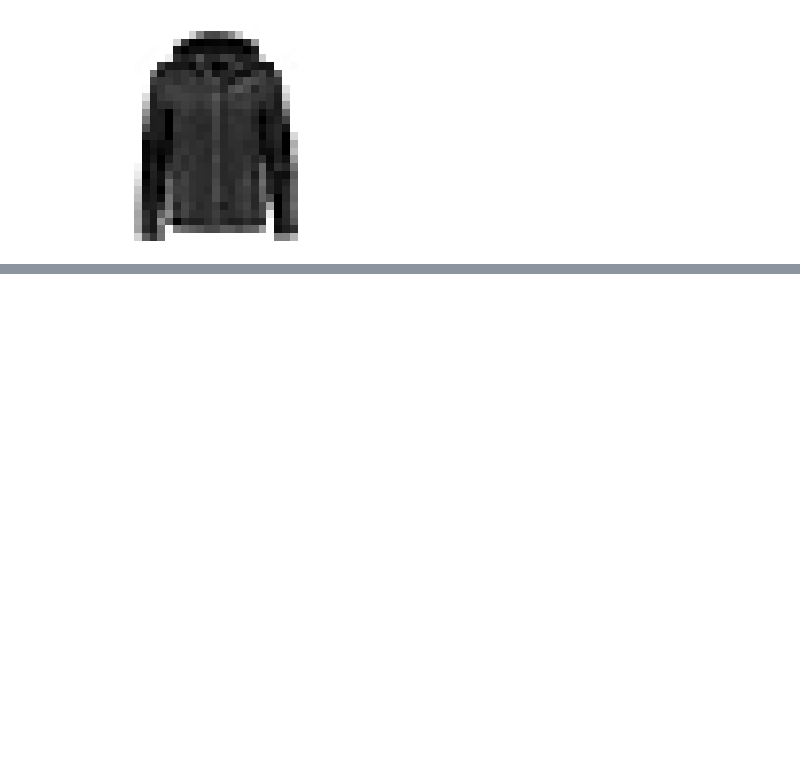
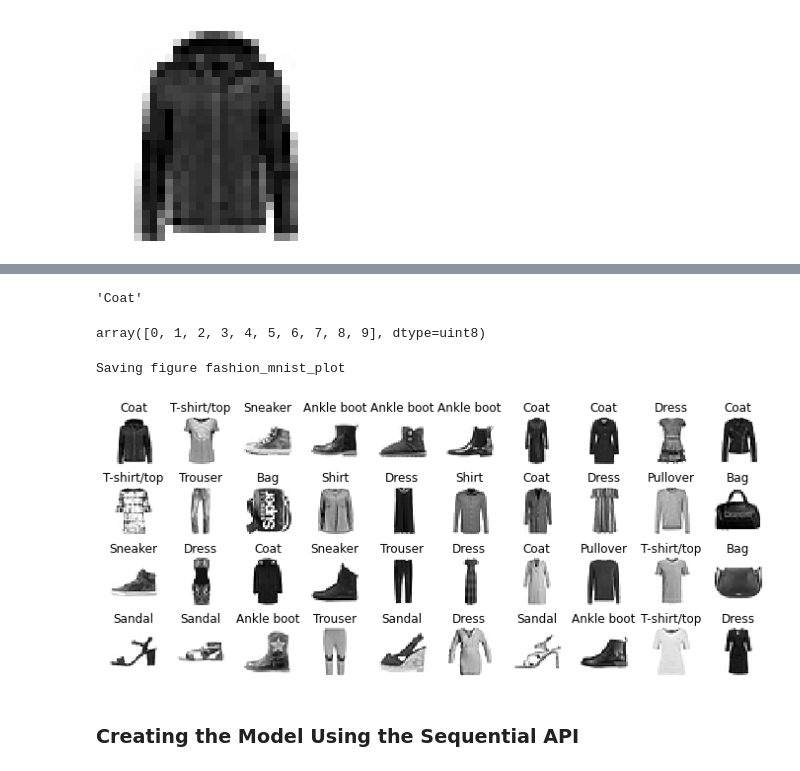
Before and after one commit to minhngt62/handson-ml, a Jupyter notebook: Chapter 10 - Artificial Neural Networks with Keras.ipynb, the cells around one changed output, grey strips where cells are left out. Drawn from its saved outputs; the diff is of its cells as text; code cells hidden in the pictures; blank space fills up the shorter version.

Commit message:
Chapter 10: Add Using Keras to Load the Dataset study

```diff
--- a/Chapter 10 - Artificial Neural Networks with Keras.ipynb
+++ b/Chapter 10 - Artificial Neural Networks with Keras.ipynb
@@ -223,3 +225,8 @@ plt.axis('off')
 plt.show()
 # %% [output]
 [figure]
+# %%
+# Show the class names
+class_names = ["T-shirt/top", "Trouser", "Pullover", "Dress", "Coat",
+               "Sandal", "Shirt", "Sneaker", "Bag", "Ankle boot"]
+class_names
@@ -225,0 +244,30 @@ plt.show()
+# %%
+# Show the first image's class
+class_names[y_train[0]]
+# %% [output]
+'Coat'
+# %%
+# Show the class IDs (from 0 to 9)
+np.unique(y_train)
+# %% [output]
+array([0, 1, 2, 3, 4, 5, 6, 7, 8, 9], dtype=uint8)
+# %%
+# Show a few samples in MNIST Fashion dataset
+n_rows = 4
+n_cols = 10
+plt.figure(figsize=(n_cols * 1.2, n_rows * 1.2))
+for row in range(n_rows):
+    for col in range(n_cols):
+        index = n_cols * row + col
+        plt.subplot(n_rows, n_cols, index + 1)
+        plt.imshow(X_train[index], cmap="binary", interpolation="nearest")
+        plt.axis('off')
+        plt.title(class_names[y_train[index]], fontsize=12)
+plt.subplots_adjust(wspace=0.2, hspace=0.5)
+save_fig('fashion_mnist_plot', tight_layout=False)
+plt.show()
+# %% [output]
+Saving figure fashion_mnist_plot
+[figure, added]
+# %% [markdown]
+### Creating the Model Using the Sequential API
```
Also changed, not shown: parts of 2 cells of this notebook, 1 other file.
